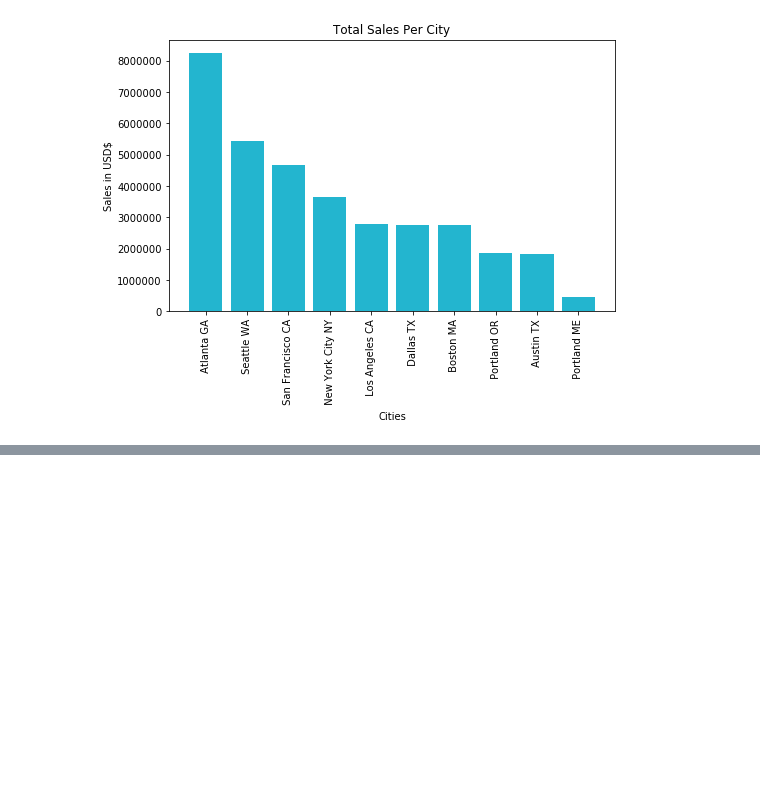
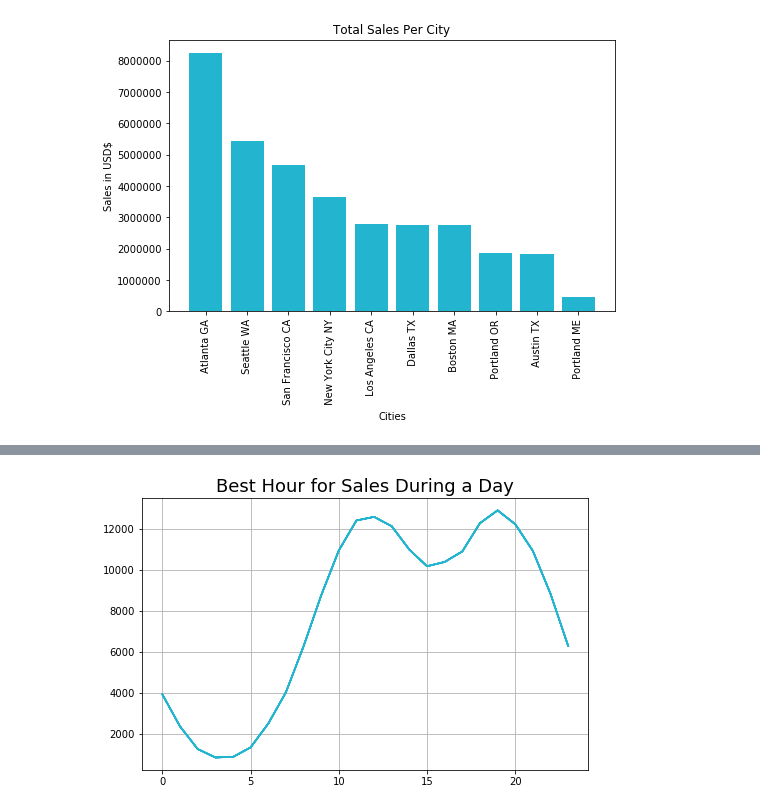
Before and after one commit to hildebrando001/Pandas-Sales-Analysis, a Jupyter notebook: Sales Analysis.ipynb, the cells around one changed output, grey strips where cells are left out. Drawn from its saved outputs; the diff is of its cells as text; code cells hidden in the pictures; blank space fills up the shorter version.

Commit message:
Chart - best hour for sales

```diff
--- a/Sales Analysis.ipynb
+++ b/Sales Analysis.ipynb
@@ -216,0 +219,5 @@ plt.show()
+# %%
+all_data['Order Date'] = pd.to_datetime(all_data['Order Date'])
+# %%
+all_data['Hour'] = all_data['Order Date'].dt.hour # .dt.minute
+all_data.head(3)
@@ -216,0 +229,13 @@ plt.show()
+# %%
+hours = [hour for hour, x in all_data.groupby('Hour')]
+
+plt.figure(figsize=(8,5))
+plt.style.use('default')
+plt.plot(hours, all_data.groupby(['Hour']).count(), color='#23b5cf')
+plt.title('Best Hour for Sales During a Day', fontsize=18)
+plt.grid()
+
+
+plt.show()
+# %% [output]
+[figure, added]
```
Also changed, not shown: parts of 2 cells of this notebook.
